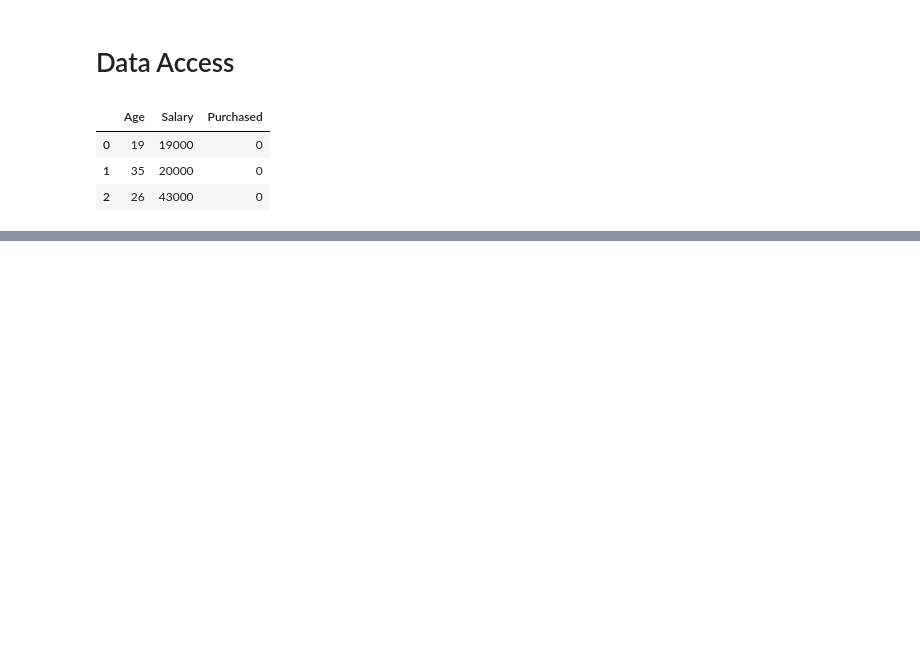
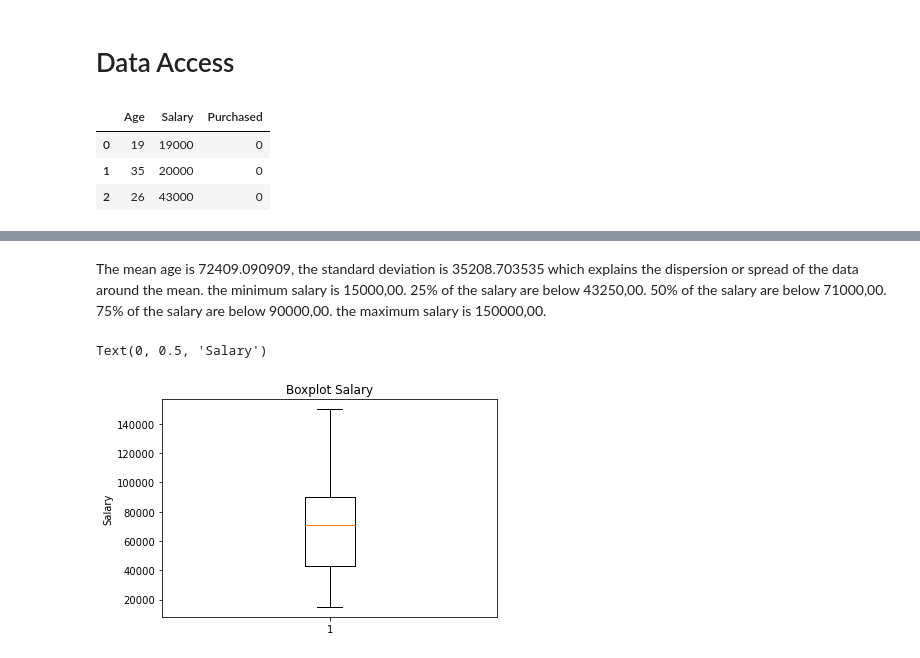
Before and after one commit to MikeDuran-git/IASCHOOL_KNN_project, a Jupyter notebook: ClassificationKNN.ipynb, the cells around one changed output, grey strips where cells are left out. Saved outputs shown, nothing was run; the diff lists cells and outputs as text; code cells hidden in the pictures; blank space fills up the shorter version.

```diff
--- a/ClassificationKNN.ipynb
+++ b/ClassificationKNN.ipynb
@@ -18,0 +107,17 @@ raw_data.head(3)
+# %% [markdown]
+The mean age is 72409.090909, the standard deviation is 35208.703535 which explains the dispersion or spread of the data around the mean.
+the minimum salary is 15000,00.
+25% of the salary are below 43250,00.
+50% of the salary are below 71000,00.
+75% of the salary are below 90000,00.
+the maximum salary is 150000,00.
+# %%
+fig = plt.figure()
+ax = fig.add_subplot(111)
+
+ax.boxplot(df['Salary'])
+ax.set_title('Boxplot Salary')
+ax.set_ylabel('Salary')
+# %% [output]
+Text(0, 0.5, 'Salary')
+[figure, added]
```
Also changed, not shown: parts of 34 cells of this notebook.
